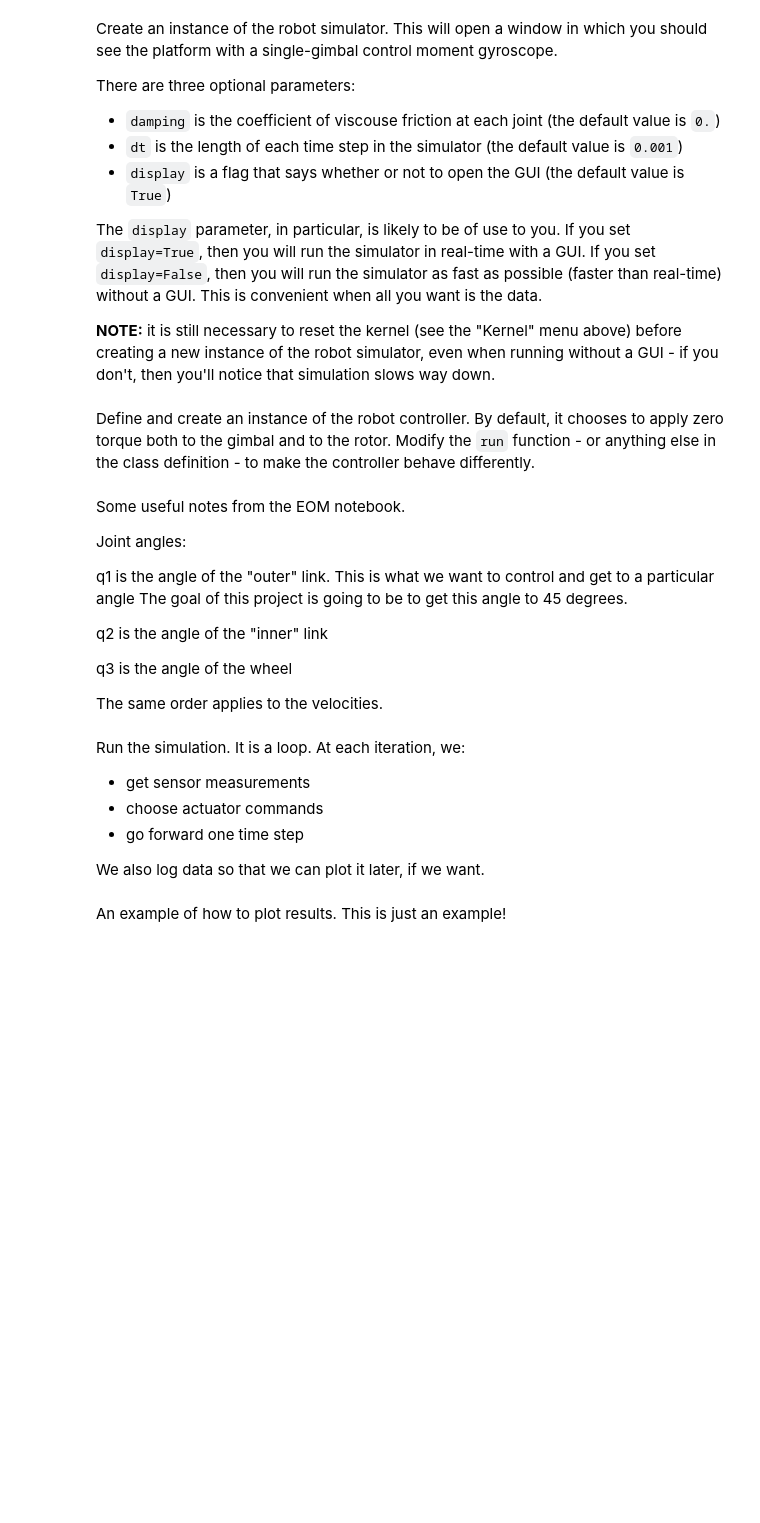
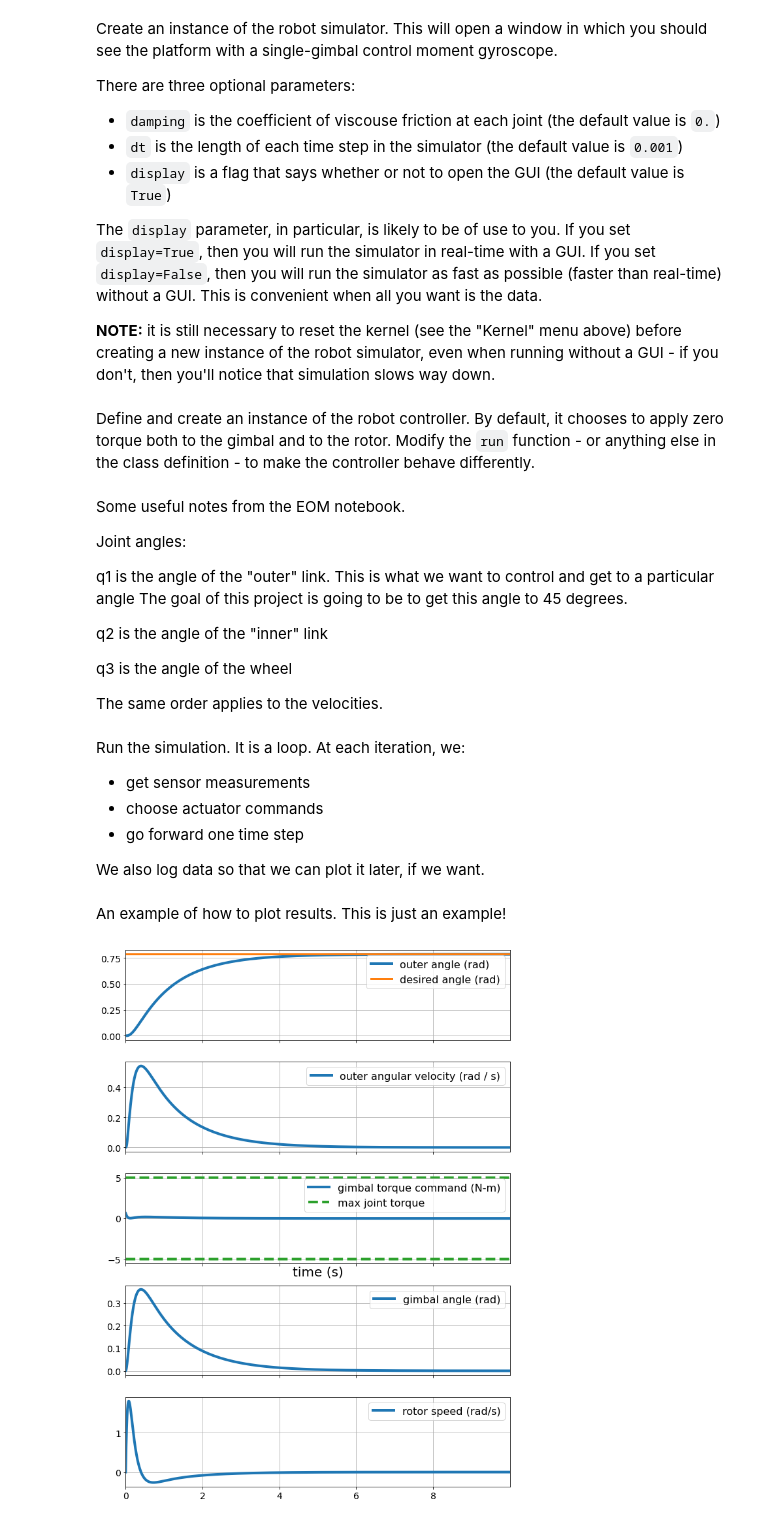
Before and after one commit to GigaVoltFlash/ae353-sp21, a Jupyter notebook: projects/01_cmg/CMGDemo.ipynb, the cells around one changed output. Drawn from its saved outputs; the diff is of its cells as text; code cells hidden in the pictures; blank space fills up the shorter version.

```diff
--- a/projects/01_cmg/CMGDemo.ipynb
+++ b/projects/01_cmg/CMGDemo.ipynb
@@ -58,15 +60,21 @@ class RobotController:
         #Desired angles and velocities and the gain matrix
         self.K = np.array([[0.8085914584901315, 0.1356123563018472, 0.748872791294181, 0.2593557597971461, 0.0], [0.0, 0.0, 0.0, 0.0, 0.9166361309236439]])
         # self.K = np.array([[1.6804196322734506, 0.08266600002446556, 3.4130038188286713, 4.756938056759606]])
-        self.q1_des = 180*np.pi/180
+        self.q1_des = 45*np.pi/180
         self.q2_des = 0
         self.v1_des = 0
         self.v2_des = 0
         self.v3_des = 40 #rad/s
 
     def run(self, q_1, v_1, q_2, v_2, q_3, v_3):
-        tau_2 = -(self.K[0,0]*(q_1 - self.q1_des) + self.K[0,1]*(v_1 - self.v1_des) + self.K[0,2]*(q_2) + self.K[0,3]*v_2 + self.K[0,4]*(v_3 - self.v3_des))# <-- torque applied to gimbal.
-        tau_3 = -(self.K[1,0]*(q_1 - self.q1_des) + self.K[1,1]*(v_1 - self.v1_des) + self.K[1,2]*(q_2) + self.K[1,3]*v_2 + self.K[1,4]*(v_3 - self.v3_des))
+        #state
+        x = np.array([[q_1 - self.q1_des],[v_1 - self.v1_des],[q_2 - self.q2_des], [v_2 - self.v2_des],[v_3 - self.v3_des]])
+
+        #input
+        u = - self.K @ x
+
+        tau_2 = u[0,0] # <-- torque applied to gimbal.
+        tau_3 = u[1,0] # <-- torque applied to rotor
         #tau_3 = 0.
         return tau_2, tau_3
 
@@ -146,32 +157,34 @@ ax[1].grid()
 ax[1].legend(fontsize=16)
 ax[1].tick_params(labelsize=14)
 
 # Plot torques on third subplot
 ax[2].plot(data['t'], data['tau_2'], label='gimbal torque command (N-m)', linewidth=4)
-ax[2].plot(data['t'], data['tau_3'], label='rotor torque command (N-m)', linewidth=4)
+#ax[2].plot(data['t'], data['tau_3'], label='rotor torque command (N-m)', linewidth=4)
 ax[2].plot(data['t'], np.ones_like(data['t']) * robot.tau_max, '--', label='max joint torque', linewidth=4, color='C2')
 ax[2].plot(data['t'], -np.ones_like(data['t']) * robot.tau_max, '--', linewidth=4, color='C2')
 ax[2].grid()
 ax[2].legend(fontsize=16)
 ax[2].tick_params(labelsize=14)
 #ax[2].set_ylim(-1.2 * robot.tau_max, 1.2 * robot.tau_max)
 
 # Plot gimbal angle on fourth subplot
 ax[3].plot(data['t'], data['q_2'], label='gimbal angle (rad)', linewidth=4)
 ax[3].grid()
 ax[3].legend(fontsize=16)
 ax[3].tick_params(labelsize=14)
 
 # Plot rotor speed to see the effectiveness
-ax[4].plot(data['t'], data['v_2'], label='rotor speed (rad/s)', linewidth=4)
+ax[4].plot(data['t'], data['v_3'], label='rotor speed (rad/s)', linewidth=4)
 ax[4].grid()
 ax[4].legend(fontsize=16)
 ax[4].tick_params(labelsize=14)
 
 # Set x-axis properties (only need to do this on the fourth
 # subplot since all four subplots share the same x-axis)
 ax[2].set_xlabel('time (s)', fontsize=20)
 ax[2].set_xlim([data['t'][0], data['t'][-1]])
 
 # Make the arrangement of subplots look nice
 fig.tight_layout()
+# %% [output]
+[figure, added]
```
Also changed, not shown: parts of 2 cells of this notebook, 1 other file.
